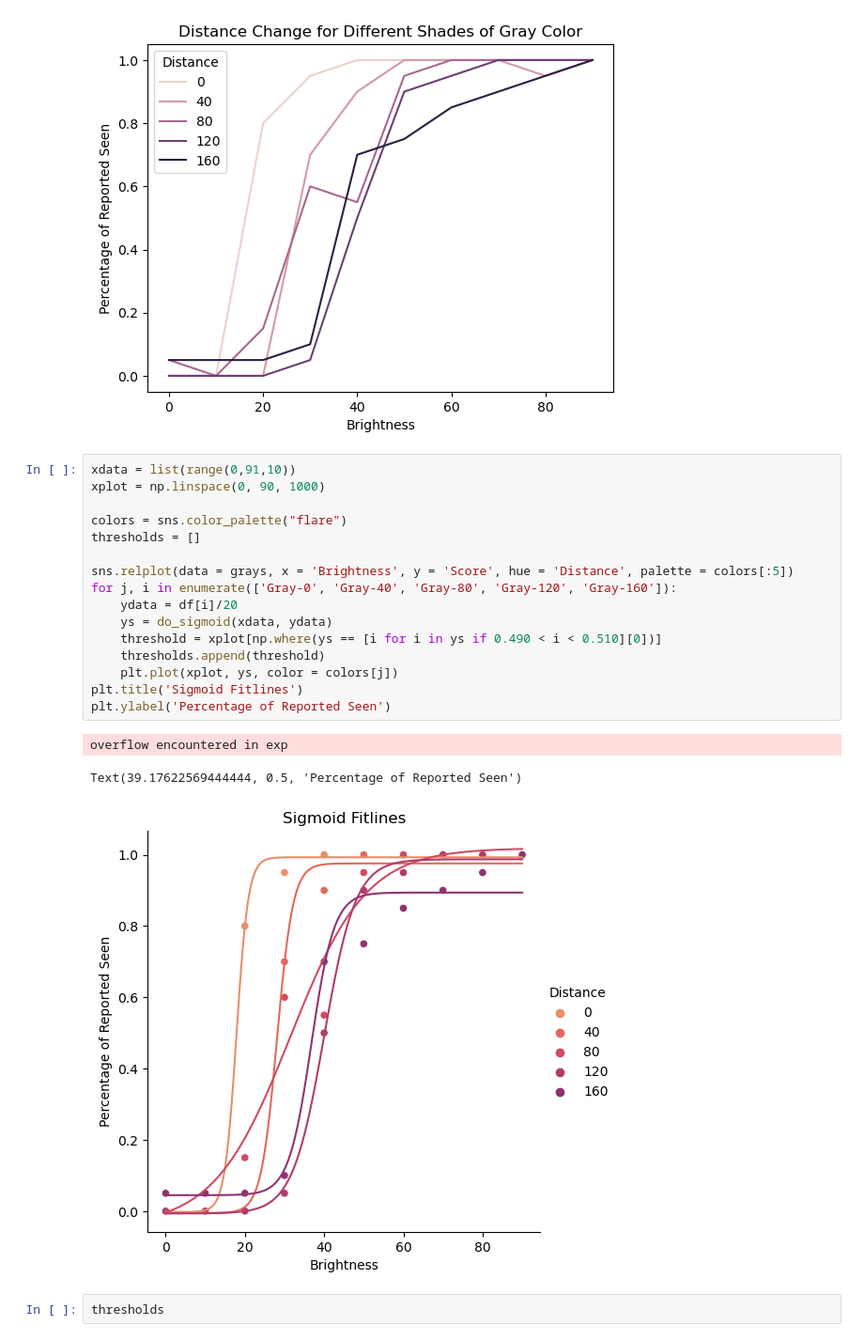
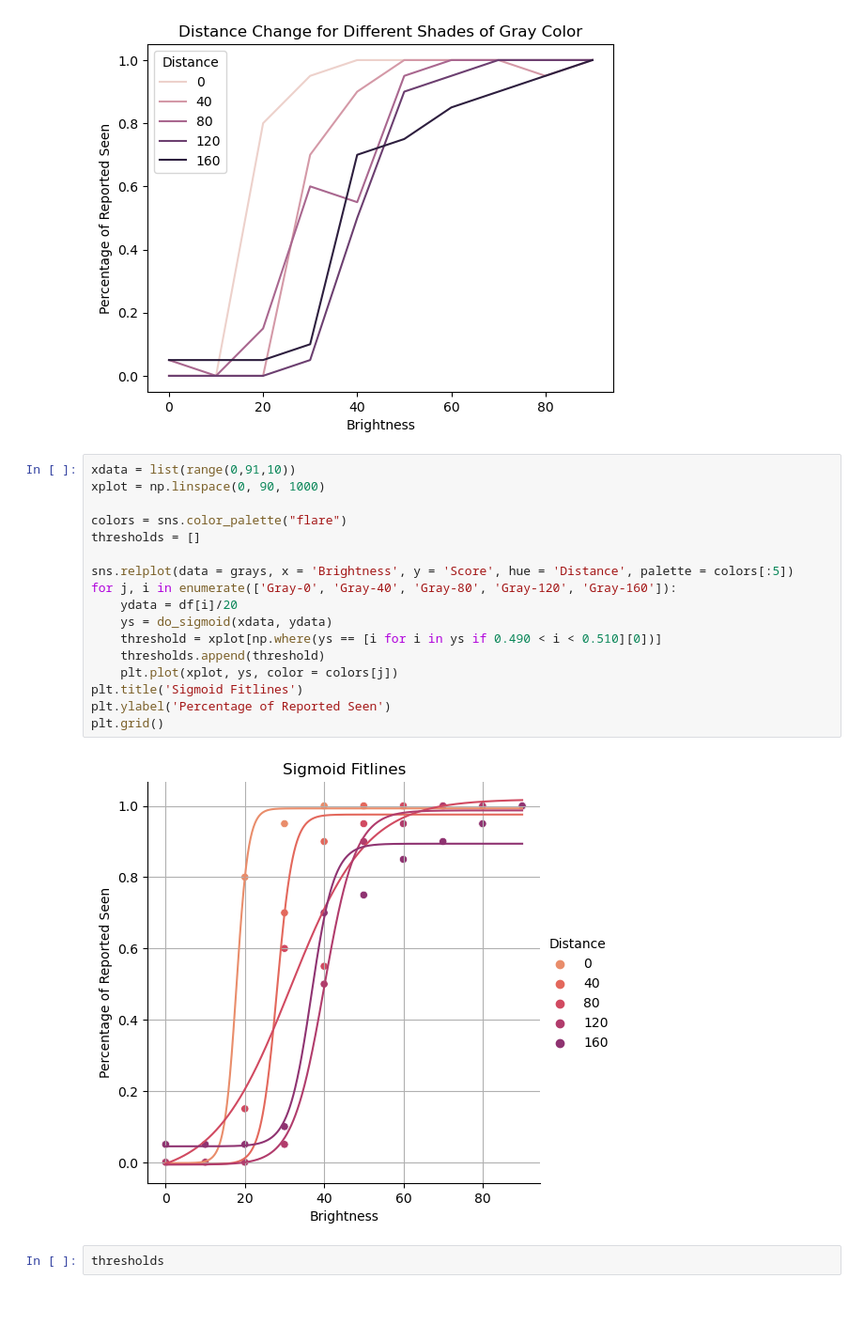
Before and after one commit to kadirberatyildirim/Neuroscience-Projects, a Jupyter notebook: psychophysics/analysis.ipynb, the cells around one changed output. Shown at 94% size. Cells and saved outputs as stored; diff of their text form; blank space fills up the shorter version.

```diff
--- a/psychophysics/analysis.ipynb
+++ b/psychophysics/analysis.ipynb
@@ -95,23 +95,22 @@ Text(0, 0.5, 'Percentage of Reported Seen')
 # %%
 xdata = list(range(0,91,10))
 xplot = np.linspace(0, 90, 1000)
 
 colors = sns.color_palette("flare")
 thresholds = []
 
 sns.relplot(data = grays, x = 'Brightness', y = 'Score', hue = 'Distance', palette = colors[:5])
 for j, i in enumerate(['Gray-0', 'Gray-40', 'Gray-80', 'Gray-120', 'Gray-160']):
     ydata = df[i]/20
     ys = do_sigmoid(xdata, ydata)
     threshold = xplot[np.where(ys == [i for i in ys if 0.490 < i < 0.510][0])]
     thresholds.append(threshold)
     plt.plot(xplot, ys, color = colors[j])
 plt.title('Sigmoid Fitlines')
 plt.ylabel('Percentage of Reported Seen')
+plt.grid()
 # %% [output]
-overflow encountered in exp
-Text(39.17622569444444, 0.5, 'Percentage of Reported Seen')
-[figure, old version]
+[figure, new version]
 # %%
 thresholds
 # %% [output]
```
Also changed, not shown: parts of 2 cells of this notebook.
